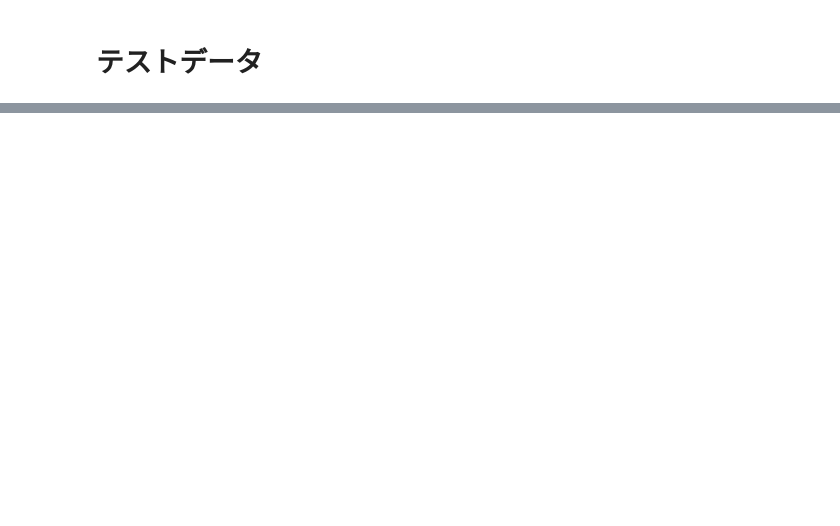
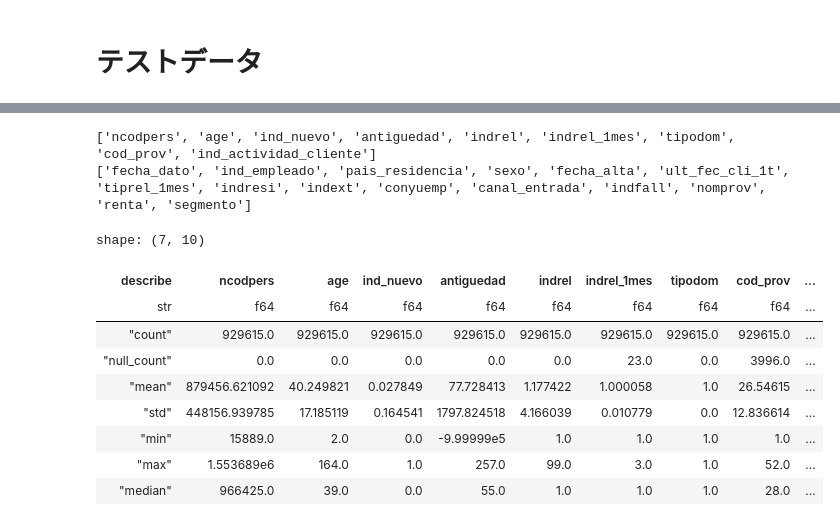
Before and after one commit to takuya-tokumoto/kaggle_santander, a Jupyter notebook: notebooks/eda.ipynb, the cells around one changed output, grey strips where cells are left out. Cells and saved outputs as stored; diff of their text form; code cells hidden in the pictures; blank space fills up the shorter version.

```diff
--- a/notebooks/eda.ipynb
+++ b/notebooks/eda.ipynb
@@ -101,8 +101,8 @@ shape: (7, 15)
 # カテゴリー値の固有値を直接出力
 
 for col in cats_col:
-    uniq = np.unique(train.select(col))
+    uniq = train.select(col).get_columns()[0].unique().to_numpy()
     print('-' * 50)
-    print('# col {}, n_uniq {}'.format(col, len(uniq), uniq))
+    print('# col {}, n_uniq {}, uniq {}'.format(col, len(uniq), uniq))
 # %% [output]
 --------------------------------------------------
@@ -117,0 +158,22 @@ print(test.glimpse())
+# %%
+num_col = [col for col in test.columns[:24] if str(test[col].dtype) in ['Int64','Float64']]
+print(num_col)
+
+cats_col = [col for col in test.columns[:24] if str(test[col].dtype) in ['Utf8']] # str型はUtf8で表現される
+print(cats_col)
+# %% [output]
+['ncodpers', 'age', 'ind_nuevo', 'antiguedad', 'indrel', 'indrel_1mes', 'tipodom', 'cod_prov', 'ind_actividad_cliente']
+['fecha_dato', 'ind_empleado', 'pais_residencia', 'sexo', 'fecha_alta', 'ult_fec_cli_1t', 'tiprel_1mes', 'indresi', 'indext', 'conyuemp', 'canal_entrada', 'indfall', 'nomprov', 'renta', 'segmento']
+# %%
+test.select(num_col).describe()
+# %% [output]
+shape: (7, 10)
+| describe | ncodpers | age | ind_nuevo | antiguedad | indrel | indrel_1mes | tipodom | cod_prov | ... |
+| str | f64 | f64 | f64 | f64 | f64 | f64 | f64 | f64 | ... |
+| "count" | 929615.0 | 929615.0 | 929615.0 | 929615.0 | 929615.0 | 929615.0 | 929615.0 | 929615.0 | ... |
+| "null_count" | 0.0 | 0.0 | 0.0 | 0.0 | 0.0 | 23.0 | 0.0 | 3996.0 | ... |
+| "mean" | 879456.621092 | 40.249821 | 0.027849 | 77.728413 | 1.177422 | 1.000058 | 1.0 | 26.54615 | ... |
+| "std" | 448156.939785 | 17.185119 | 0.164541 | 1797.824518 | 4.166039 | 0.010779 | 0.0 | 12.836614 | ... |
+| "min" | 15889.0 | 2.0 | 0.0 | -9.99999e5 | 1.0 | 1.0 | 1.0 | 1.0 | ... |
+| "max" | 1.553689e6 | 164.0 | 1.0 | 257.0 | 99.0 | 3.0 | 1.0 | 52.0 | ... |
+| "median" | 966425.0 | 39.0 | 0.0 | 55.0 | 1.0 | 1.0 | 1.0 | 28.0 | ... |
```
Also changed, not shown: parts of 5 cells of this notebook, 22 other files.
